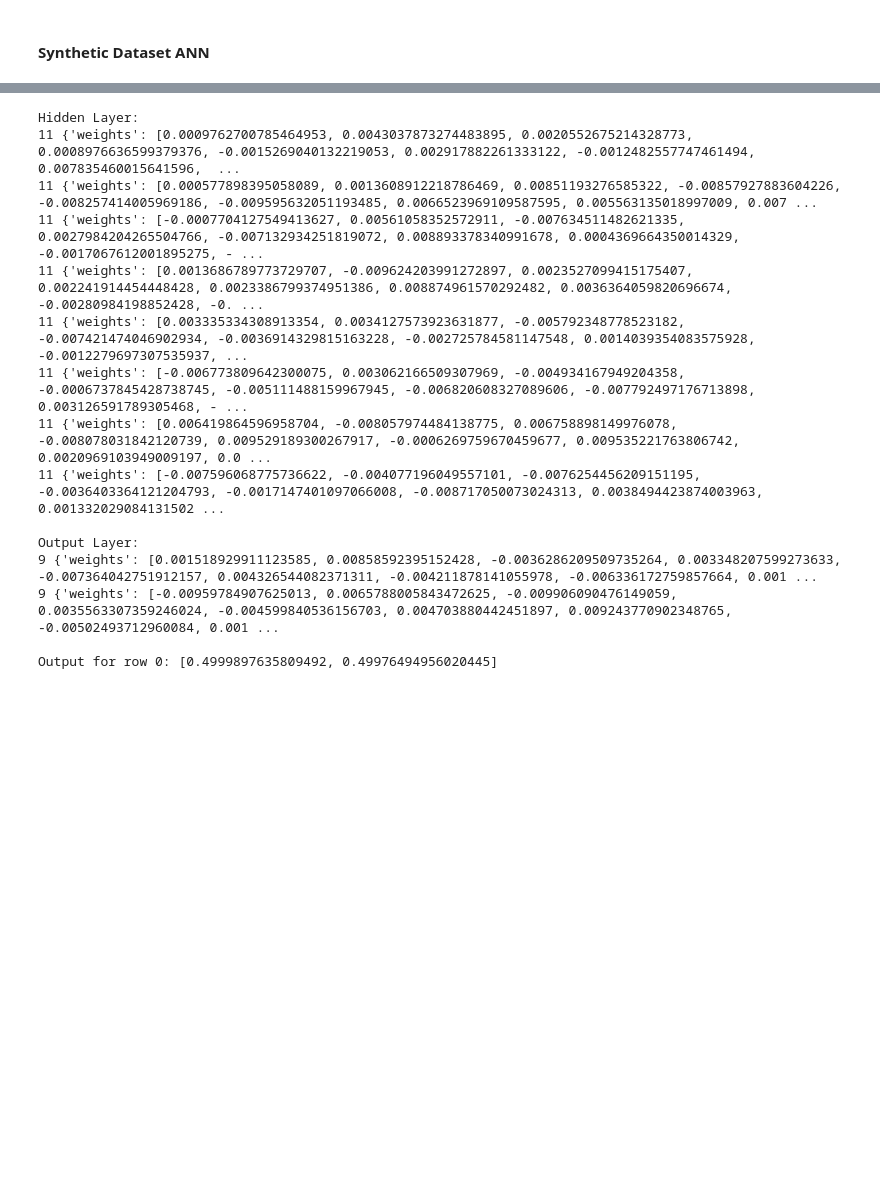
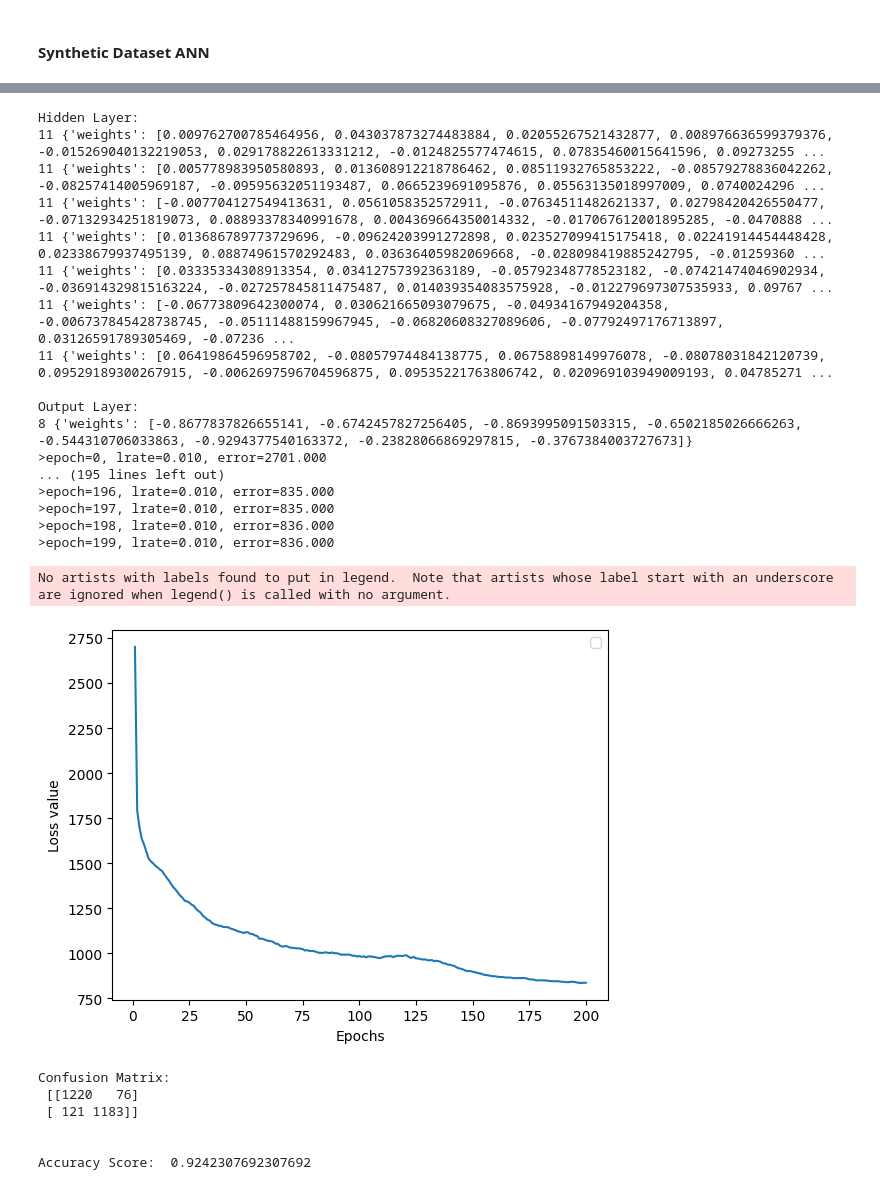
Before and after one commit to AdityaHegde712/ML-Lab, a Jupyter notebook: Lab4/21WU0101053_AdityaHegde_MLlab4.ipynb, the cells around one changed output, grey strips where cells are left out. Saved outputs shown, nothing was run; the diff lists cells and outputs as text; code cells hidden in the pictures; blank space fills up the shorter version.

```diff
--- a/Lab4/21WU0101053_AdityaHegde_MLlab4.ipynb
+++ b/Lab4/21WU0101053_AdityaHegde_MLlab4.ipynb
@@ -165,6 +166,6 @@ x_train, x_test, y_train, y_test = train_test_split(x_syn, y_syn, test_size=0.2,
 # %%
 np.random.seed(0)
-ann = ANN2(x_train.shape[1], int(2/3 * x_train.shape[1]) + 2, 2) # Should be number of columns in input x, number of neurons per hidden layer (arbitrary, and we only have one hidden layer rn), and number of possible outputs (binary classification = 2)
+ann = ANN2(x_train.shape[1], int(2/3 * x_train.shape[1]) + 1, 1) # Should be number of columns in input x, number of neurons per hidden layer (arbitrary, and we only have one hidden layer rn), and number of possible outputs (binary classification = 2)
 
 print("Hidden Layer:")
 for neuron in ann.network[0]:
@@ -174,23 +175,48 @@ print("\nOutput Layer:")
 for neuron in ann.network[1]:
     print(len(neuron['weights']), neuron)
 
-# Testing with a row
-row = x_train[0]
-output = ann.forward_propagate(row)
-print(f"\nOutput for row 0: {output}")
+losses = ann.train_network(x_train, y_train, l_rate=0.01, n_epoch=200)
 # %% [output]
 Hidden Layer:
-11 {'weights': [0.0009762700785464953, 0.0043037873274483895, 0.0020552675214328773, 0.0008976636599379376, -0.0015269040132219053, 0.002917882261333122, -0.0012482557747461494, 0.007835460015641596,  ...
-11 {'weights': [0.000577898395058089, 0.0013608912218786469, 0.00851193276585322, -0.00857927883604226, -0.008257414005969186, -0.009595632051193485, 0.0066523969109587595, 0.005563135018997009, 0.007 ...
-11 {'weights': [-0.0007704127549413627, 0.00561058352572911, -0.007634511482621335, 0.0027984204265504766, -0.007132934251819072, 0.008893378340991678, 0.0004369664350014329, -0.0017067612001895275, - ...
-11 {'weights': [0.0013686789773729707, -0.009624203991272897, 0.0023527099415175407, 0.002241914454448428, 0.0023386799374951386, 0.008874961570292482, 0.0036364059820696674, -0.00280984198852428, -0. ...
-11 {'weights': [0.003335334308913354, 0.0034127573923631877, -0.005792348778523182, -0.007421474046902934, -0.0036914329815163228, -0.002725784581147548, 0.0014039354083575928, -0.0012279697307535937, ...
-11 {'weights': [-0.006773809642300075, 0.003062166509307969, -0.004934167949204358, -0.0006737845428738745, -0.005111488159967945, -0.006820608327089606, -0.007792497176713898, 0.003126591789305468, - ...
-11 {'weights': [0.006419864596958704, -0.008057974484138775, 0.006758898149976078, -0.008078031842120739, 0.009529189300267917, -0.0006269759670459677, 0.009535221763806742, 0.0020969103949009197, 0.0 ...
-11 {'weights': [-0.007596068775736622, -0.004077196049557101, -0.0076254456209151195, -0.0036403364121204793, -0.0017147401097066008, -0.008717050073024313, 0.0038494423874003963, 0.001332029084131502 ...
+11 {'weights': [0.009762700785464956, 0.043037873274483884, 0.02055267521432877, 0.008976636599379376, -0.015269040132219053, 0.029178822613331212, -0.0124825577474615, 0.07835460015641596, 0.09273255 ...
+11 {'weights': [0.005778983950580893, 0.013608912218786462, 0.08511932765853222, -0.08579278836042262, -0.08257414005969187, -0.09595632051193487, 0.0665239691095876, 0.05563135018997009, 0.0740024296 ...
+11 {'weights': [-0.007704127549413631, 0.0561058352572911, -0.07634511482621337, 0.02798420426550477, -0.07132934251819073, 0.08893378340991678, 0.004369664350014332, -0.017067612001895285, -0.0470888 ...
+11 {'weights': [0.013686789773729696, -0.09624203991272898, 0.023527099415175418, 0.02241914454448428, 0.02338679937495139, 0.08874961570292483, 0.03636405982069668, -0.028098419885242795, -0.01259360 ...
+11 {'weights': [0.03335334308913354, 0.03412757392363189, -0.05792348778523182, -0.07421474046902934, -0.036914329815163224, -0.027257845811475487, 0.014039354083575928, -0.012279697307535933, 0.09767 ...
+11 {'weights': [-0.06773809642300074, 0.030621665093079675, -0.04934167949204358, -0.006737845428738745, -0.05111488159967945, -0.06820608327089606, -0.07792497176713897, 0.03126591789305469, -0.07236 ...
+11 {'weights': [0.06419864596958702, -0.08057974484138775, 0.06758898149976078, -0.08078031842120739, 0.09529189300267915, -0.0062697596704596875, 0.09535221763806742, 0.020969103949009193, 0.04785271 ...
 
 Output Layer:
-9 {'weights': [0.001518929911123585, 0.00858592395152428, -0.0036286209509735264, 0.003348207599273633, -0.007364042751912157, 0.004326544082371311, -0.004211878141055978, -0.006336172759857664, 0.001 ...
-9 {'weights': [-0.00959784907625013, 0.0065788005843472625, -0.009906090476149059, 0.0035563307359246024, -0.004599840536156703, 0.004703880442451897, 0.009243770902348765, -0.00502493712960084, 0.001 ...
-
-Output for row 0: [0.4999897635809492, 0.49976494956020445]
+8 {'weights': [-0.8677837826655141, -0.6742457827256405, -0.8693995091503315, -0.6502185026666263, -0.544310706033863, -0.9294377540163372, -0.23828066869297815, -0.3767384003727673]}
+>epoch=0, lrate=0.010, error=2701.000
+... (195 lines left out)
+>epoch=196, lrate=0.010, error=835.000
+>epoch=197, lrate=0.010, error=835.000
+>epoch=198, lrate=0.010, error=836.000
+>epoch=199, lrate=0.010, error=836.000
+# %%
+losses = ann.get_losses()
+
+# Plot losses
+plt.plot(losses.keys(), losses.values())
+plt.xlabel('Epochs')
+plt.ylabel('Loss value')
+plt.legend()
+plt.show()
+# %% [output]
+No artists with labels found to put in legend.  Note that artists whose label start with an underscore are ignored when legend() is called with no argument.
+[figure, added]
+# %%
+from sklearn.metrics import accuracy_score, confusion_matrix
+
+y_pred = ann.predict(x_test)
+
+print("Confusion Matrix: \n", confusion_matrix(y_test, y_pred))
+print("\n\nAccuracy Score: ", accuracy_score(y_test, y_pred))
+# %% [output]
+Confusion Matrix:
+ [[1220   76]
+ [ 121 1183]]
+
+
+Accuracy Score:  0.9242307692307692
```
Also changed, not shown: parts of 24 cells of this notebook, 1 other file.
